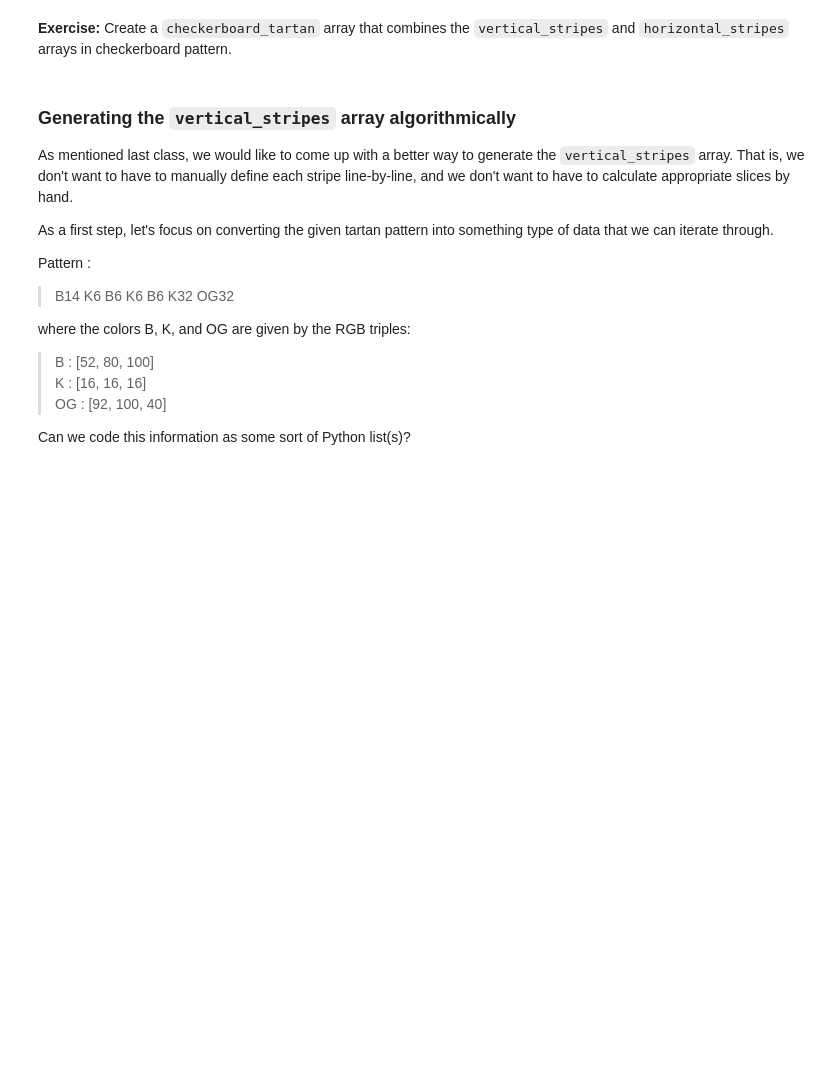
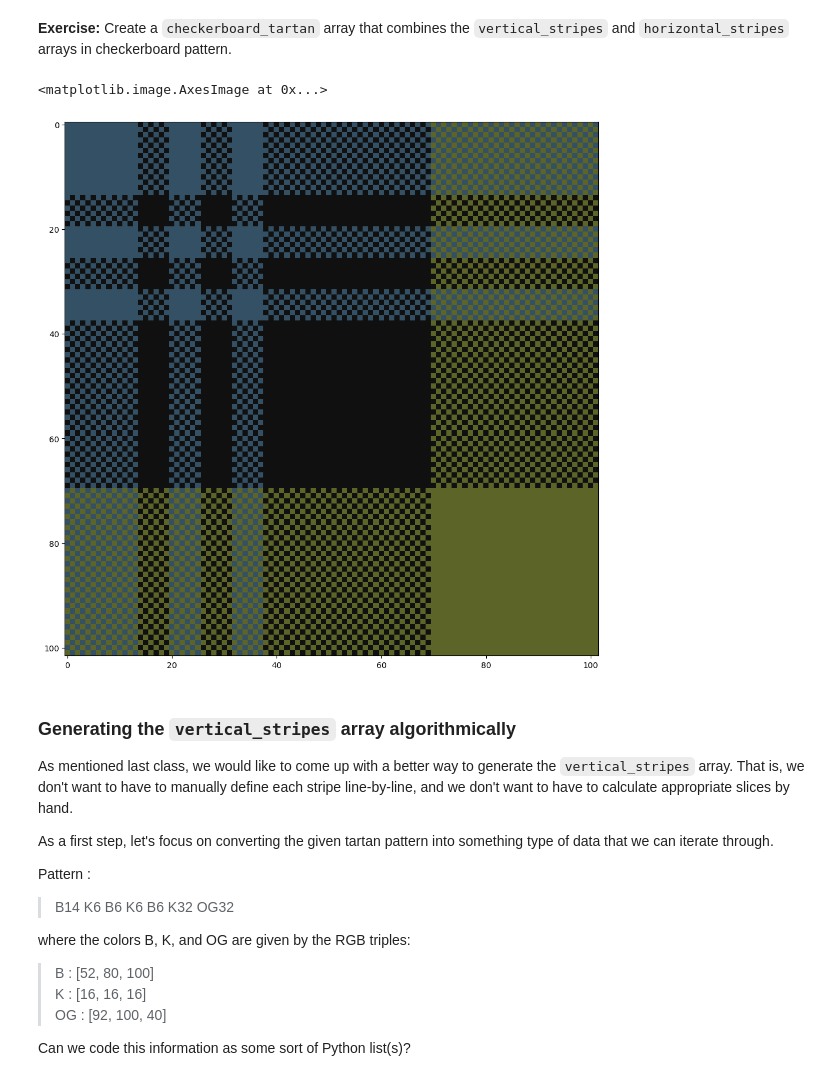
Before and after one commit to jllottes/jllottes.github.io, a Jupyter notebook: _static/weekly_notebooks/week07_notebook_day2.ipynb, the cells around one changed output. Cells and saved outputs as stored; diff of their text form; code cells hidden in the pictures; blank space fills up the shorter version.

```diff
--- a/_static/weekly_notebooks/week07_notebook_day2.ipynb
+++ b/_static/weekly_notebooks/week07_notebook_day2.ipynb
@@ -52,9 +54,40 @@ checkerboard_tartan = np.zeros((total_width, total_width, 3), dtype=int)
 
 for row in range(total_width):
     for col in range(total_width):
-        # Write some logic to get the checkboard pattern...
-        checkerboard_tartan[row,col] = vertical_stripes[row,col]     # Choose a color from the vertical_stripes array sometimes
-        checkerboard_tartan[row,col] = horizontal_stripes[row,col]   # Choose a color from the horizontal_stripes array other times
+        if row % 2 == 0:
+            if col % 2 == 0:
+                checkerboard_tartan[row,col] = vertical_stripes[row,col]
+            else:
+                checkerboard_tartan[row,col] = horizontal_stripes[row,col]
+        else:
+            if col % 2 == 0:
+                checkerboard_tartan[row,col] = horizontal_stripes[row,col]
+            else:
+                checkerboard_tartan[row,col] = vertical_stripes[row,col]
+# %%
+checkerboard_tartan = np.zeros((total_width, total_width, 3), dtype=int)
+
+for row in range(total_width):
+    for col in range(total_width):
+        if (row % 2 == 0 and col % 2 == 0) or (row % 2 == 1 and col % 2 == 1):
+            checkerboard_tartan[row,col] = vertical_stripes[row,col]
+        else:
+            checkerboard_tartan[row,col] = horizontal_stripes[row,col]
+# %%
+checkerboard_tartan = np.zeros((total_width, total_width, 3), dtype=int)
+
+for row in range(total_width):
+    for col in range(total_width):
+        if (row + col) % 2 == 0:
+            checkerboard_tartan[row,col] = vertical_stripes[row,col]
+        else:
+            checkerboard_tartan[row,col] = horizontal_stripes[row,col]
+# %%
+fig = plt.figure(figsize=(12,12))
+plt.imshow(checkerboard_tartan)
+# %% [output]
+<matplotlib.image.AxesImage at 0x...>
+[figure, added]
 # %% [markdown]
 ### Generating the `vertical_stripes` array algorithmically
 
```
Also changed, not shown: parts of 18 cells of this notebook, 4 other files.
